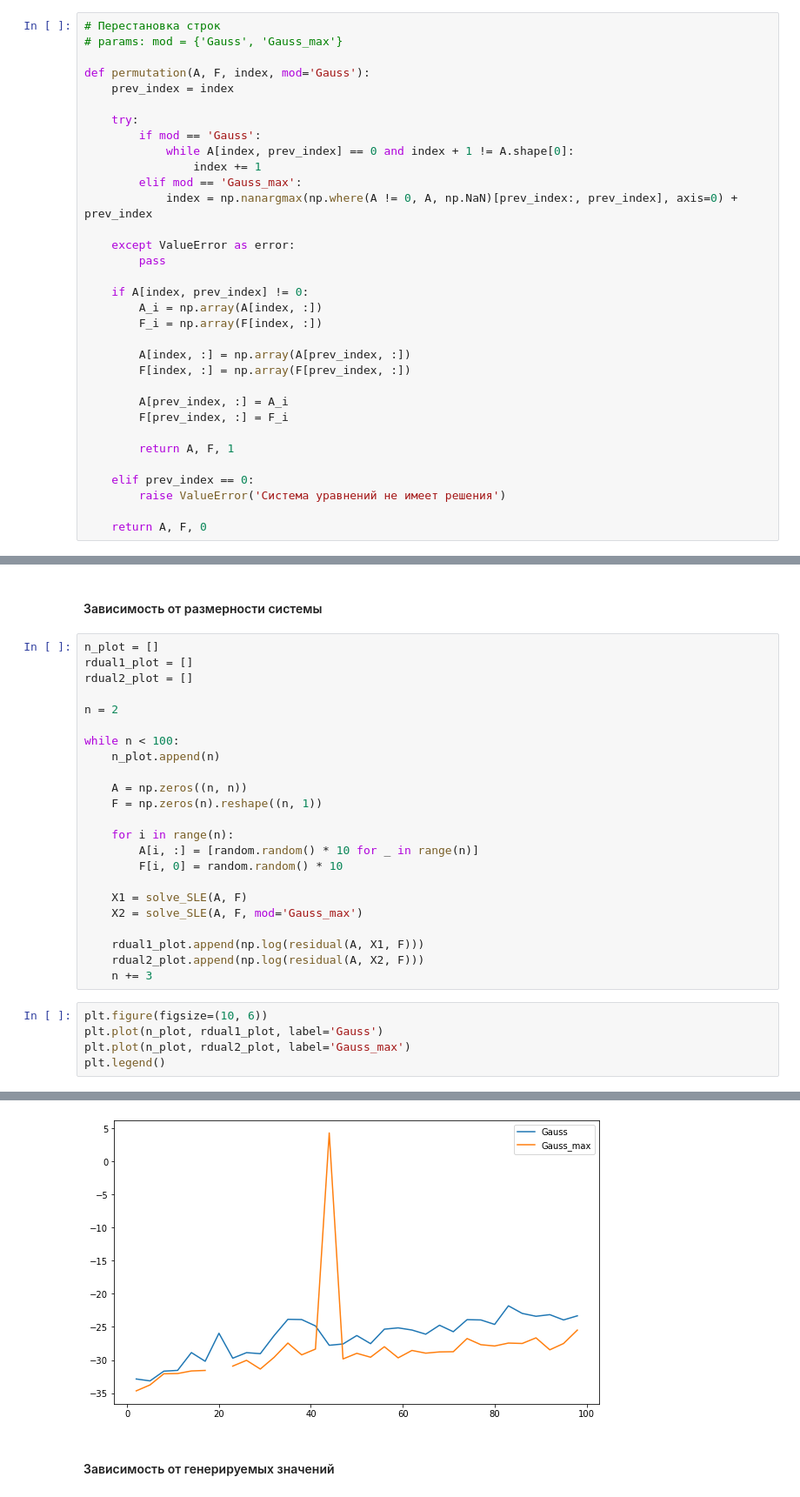
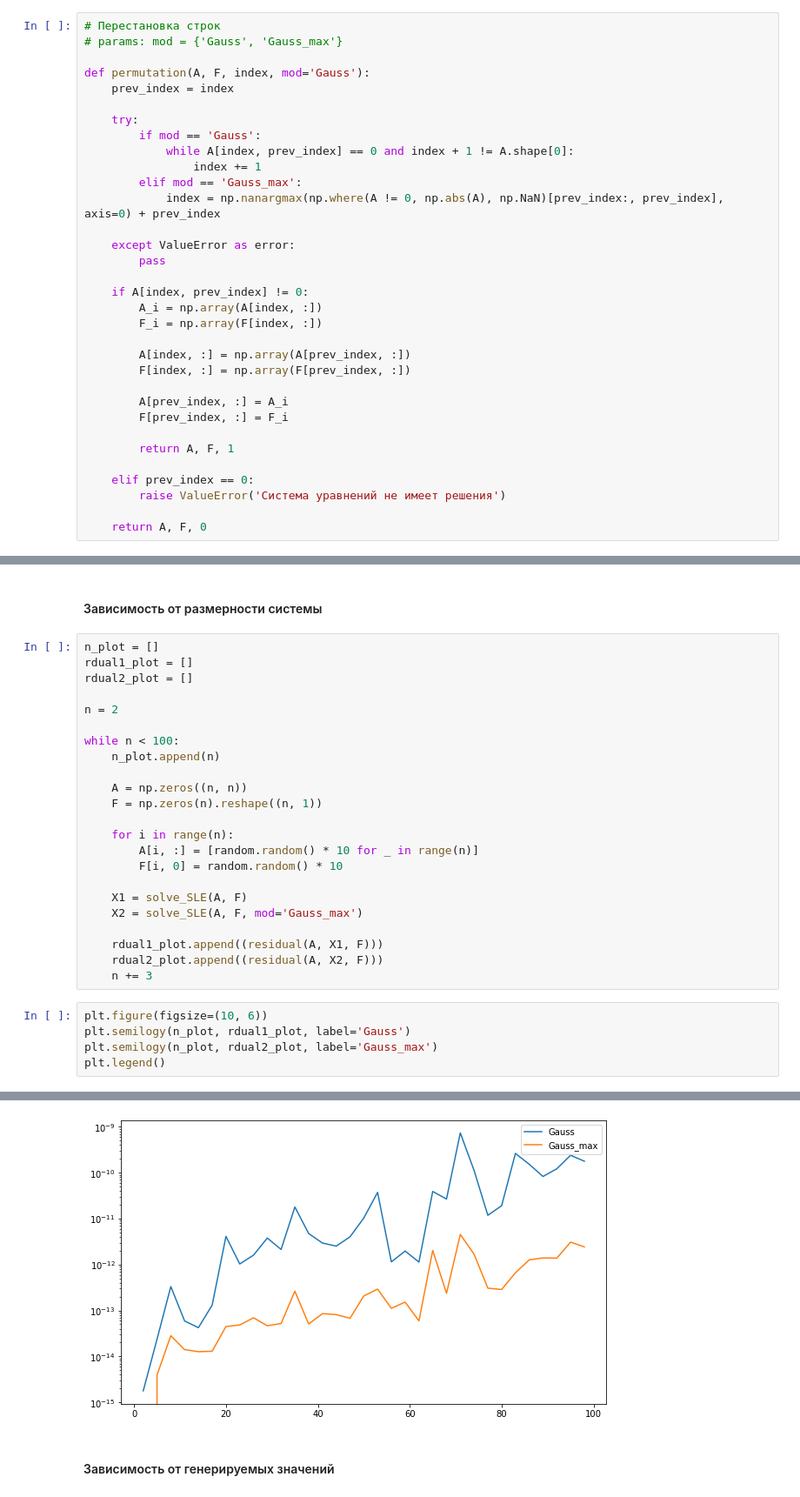
Before and after one commit to Shchetinnikov/Numerical_Methods_course, a Jupyter notebook: 7_term/System_of_linear_equations/Lab12.ipynb, the cells around one changed output, grey strips where cells are left out. Shown at 87% size. Saved outputs shown, nothing was run; the diff lists cells and outputs as text.

```diff
--- a/7_term/System_of_linear_equations/Lab12.ipynb
+++ b/7_term/System_of_linear_equations/Lab12.ipynb
@@ -20,7 +20,7 @@ def permutation(A, F, index, mod='Gauss'):
             while A[index, prev_index] == 0 and index + 1 != A.shape[0]:
                 index += 1
         elif mod == 'Gauss_max':
-            index = np.nanargmax(np.where(A != 0, A, np.NaN)[prev_index:, prev_index], axis=0) + prev_index
+            index = np.nanargmax(np.where(A != 0, np.abs(A), np.NaN)[prev_index:, prev_index], axis=0) + prev_index
 
     except ValueError as error:
         pass
@@ -152,17 +152,17 @@ while n < 100:
     X1 = solve_SLE(A, F)
     X2 = solve_SLE(A, F, mod='Gauss_max')
 
-    rdual1_plot.append(np.log(residual(A, X1, F)))
-    rdual2_plot.append(np.log(residual(A, X2, F)))
+    rdual1_plot.append((residual(A, X1, F)))
+    rdual2_plot.append((residual(A, X2, F)))
     n += 3
 # %%
 plt.figure(figsize=(10, 6))
-plt.plot(n_plot, rdual1_plot, label='Gauss')
-plt.plot(n_plot, rdual2_plot, label='Gauss_max')
+plt.semilogy(n_plot, rdual1_plot, label='Gauss')
+plt.semilogy(n_plot, rdual2_plot, label='Gauss_max')
 plt.legend()
 # %% [output]
 <matplotlib.legend.Legend at 0x...>
-[figure, old version]
+[figure, new version]
 # %% [markdown]
 #### Зависимость от генерируемых значений
 # %%
```
Also changed, not shown: parts of 4 cells of this notebook, 1 other file.
